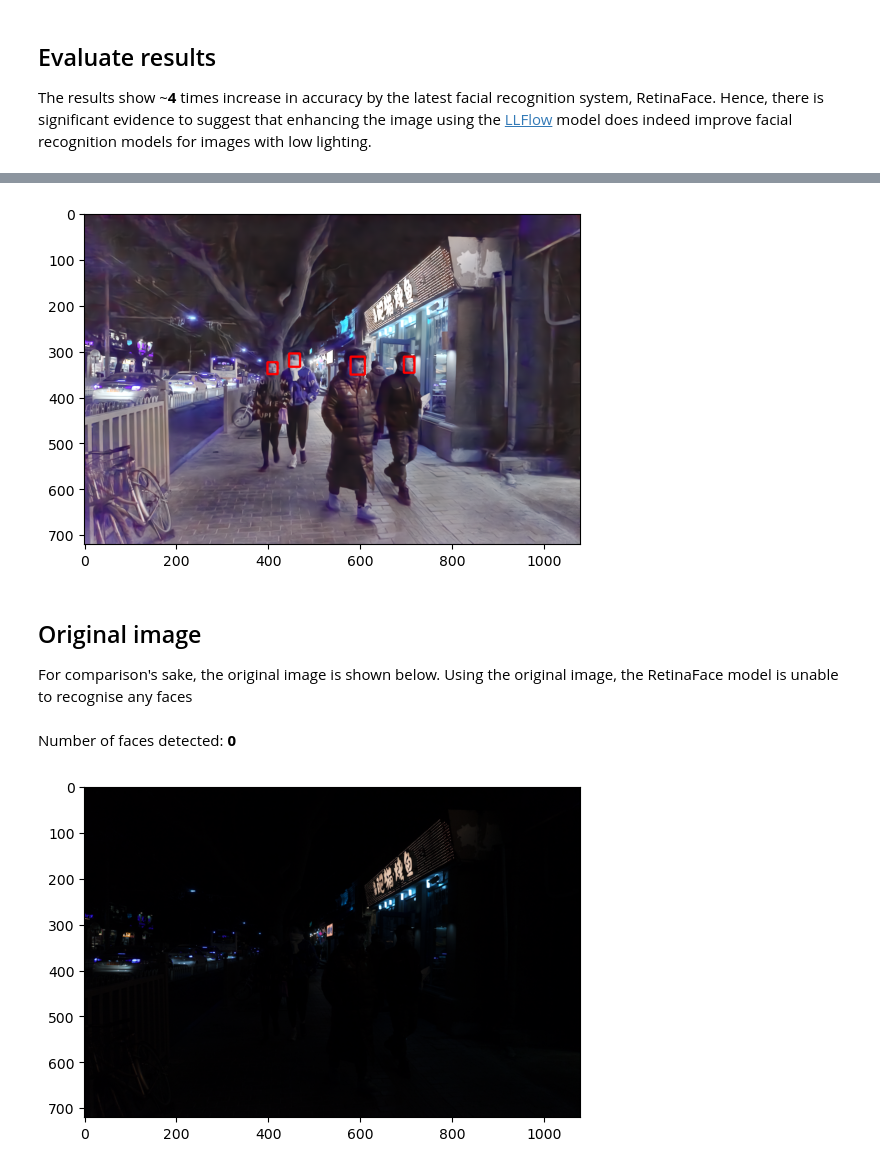
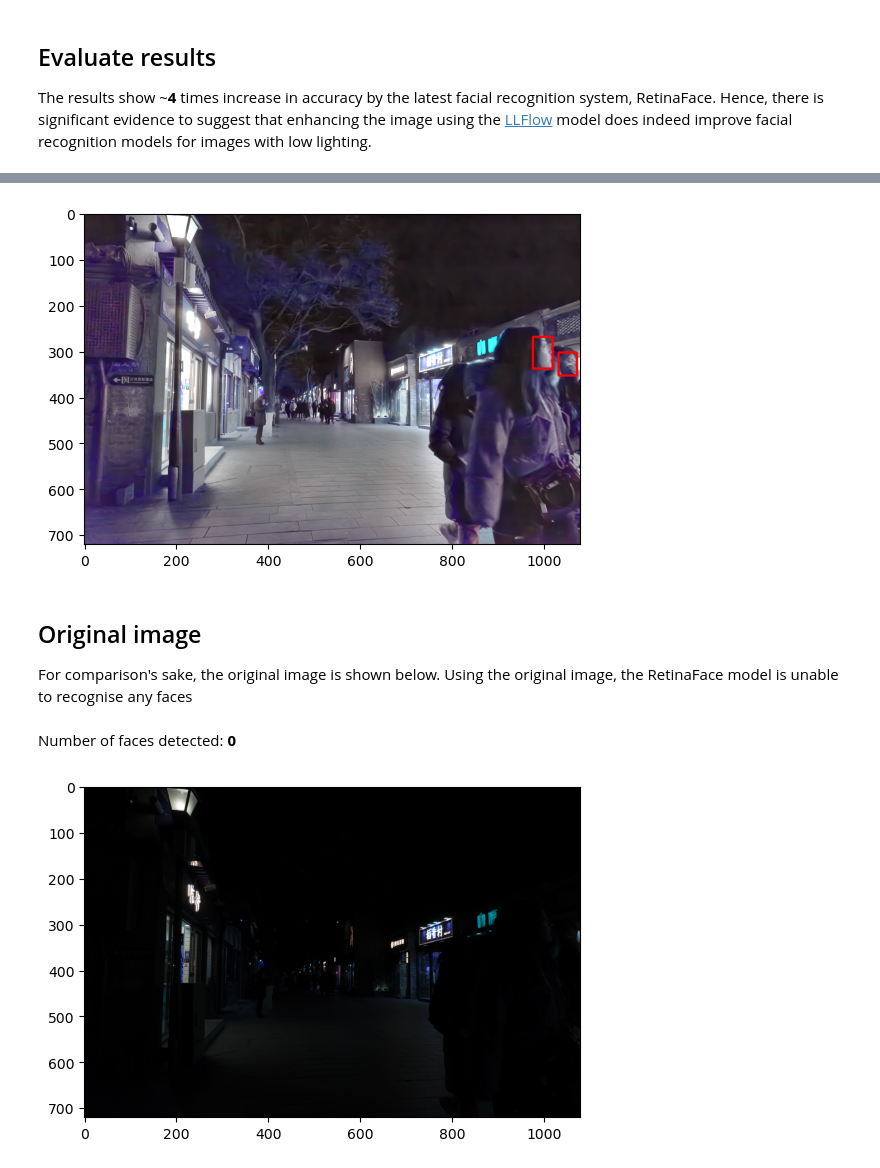
Before and after one commit to justintanyf/Hacks4Good-Amigos, a Jupyter notebook: final.ipynb, the cells around one changed output, grey strips where cells are left out. Cells and saved outputs as stored; diff of their text form; code cells hidden in the pictures.

```diff
--- a/final.ipynb
+++ b/final.ipynb
@@ -20,9 +20,10 @@ def printmd(string):
 
 # Image(filename="images/dark-face/image/1.png")
 # result = cv2.imread("images/dark-face/image/1.png")
-def get_bounding_boxes(image_path, bounding_boxes_path=None, bounding_boxes=[]):
+def get_bounding_boxes(image_path, bounding_boxes_path=None, bounding_boxes=None):
     '''Shows the image with the respective bounding rectangles drawn on it'''
 
+    bounding_boxes = bounding_boxes if bounding_boxes else []
     if bounding_boxes_path:
         with open(bounding_boxes_path) as f:
 
@@ -337,13 +368,14 @@ The following code proves that the visually enhanced images are definitively abl
 # %%
-get_bounding_boxes(image_path="examples/enhanced/4.png", bounding_boxes_path="examples/enhanced/labels/4.txt")
+example_selected = 5
+filepath = f"examples/original/{example_selected}.png"
+get_bounding_boxes(image_path=f"examples/enhanced/{example_selected}.png", bounding_boxes_path=f"examples/enhanced/labels/{example_selected}.txt")
 # %% [output]
-[figure, old version]
+[figure, new version]
 # %% [markdown]
 ## Original image
 
 For comparison's sake, the original image is shown below. Using the original image, the RetinaFace model is unable to recognise any faces
 # %%
-filepath = "examples/original/4.png"
 res = cv2.imread(filepath)
 plt.imshow(res)
 
@@ -351,4 +383,4 @@ faces = RetinaFace.extract_faces(filepath)
 printmd(f"Number of faces detected: **{len(faces)}**")
 # %% [output]
 Number of faces detected: **0**
-[figure, old version]
+[figure, new version]
```
Also changed, not shown: parts of 6 cells of this notebook, 1 other file.
